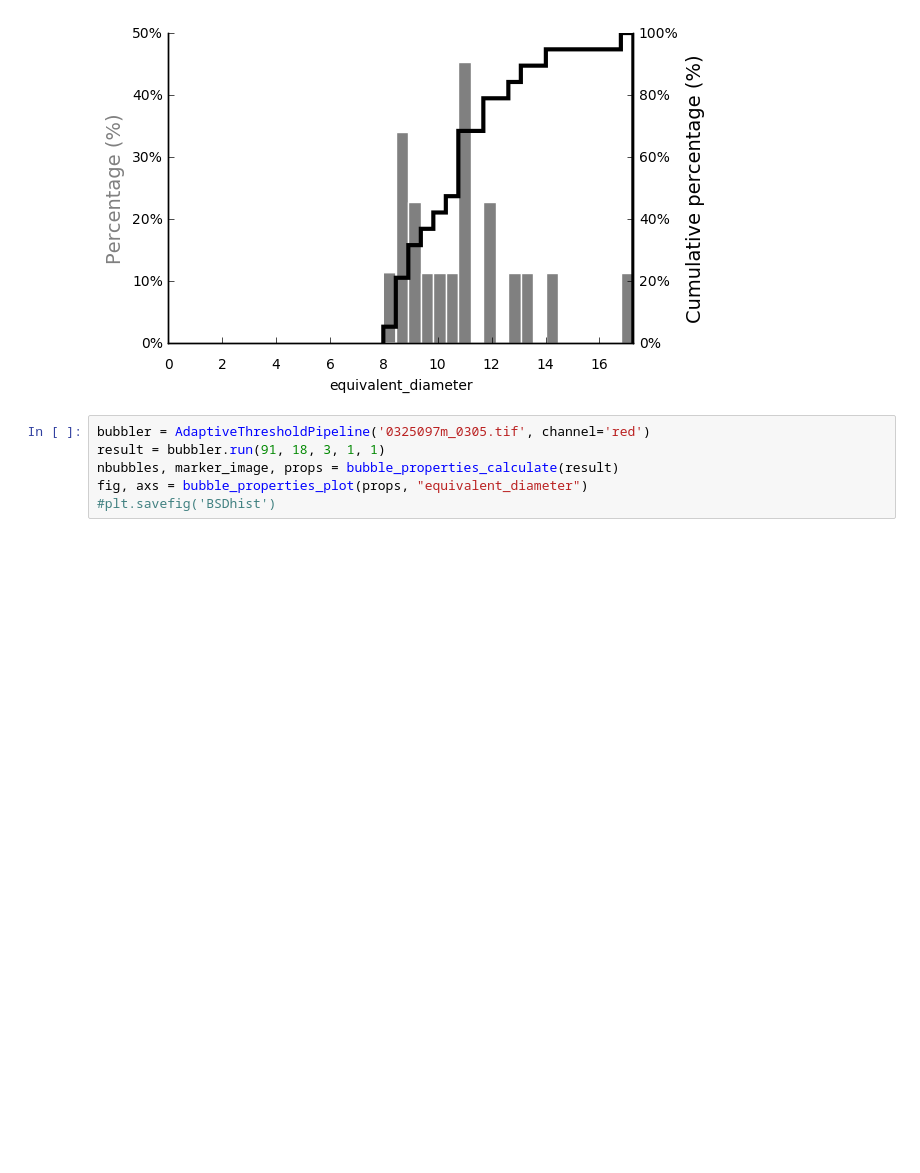
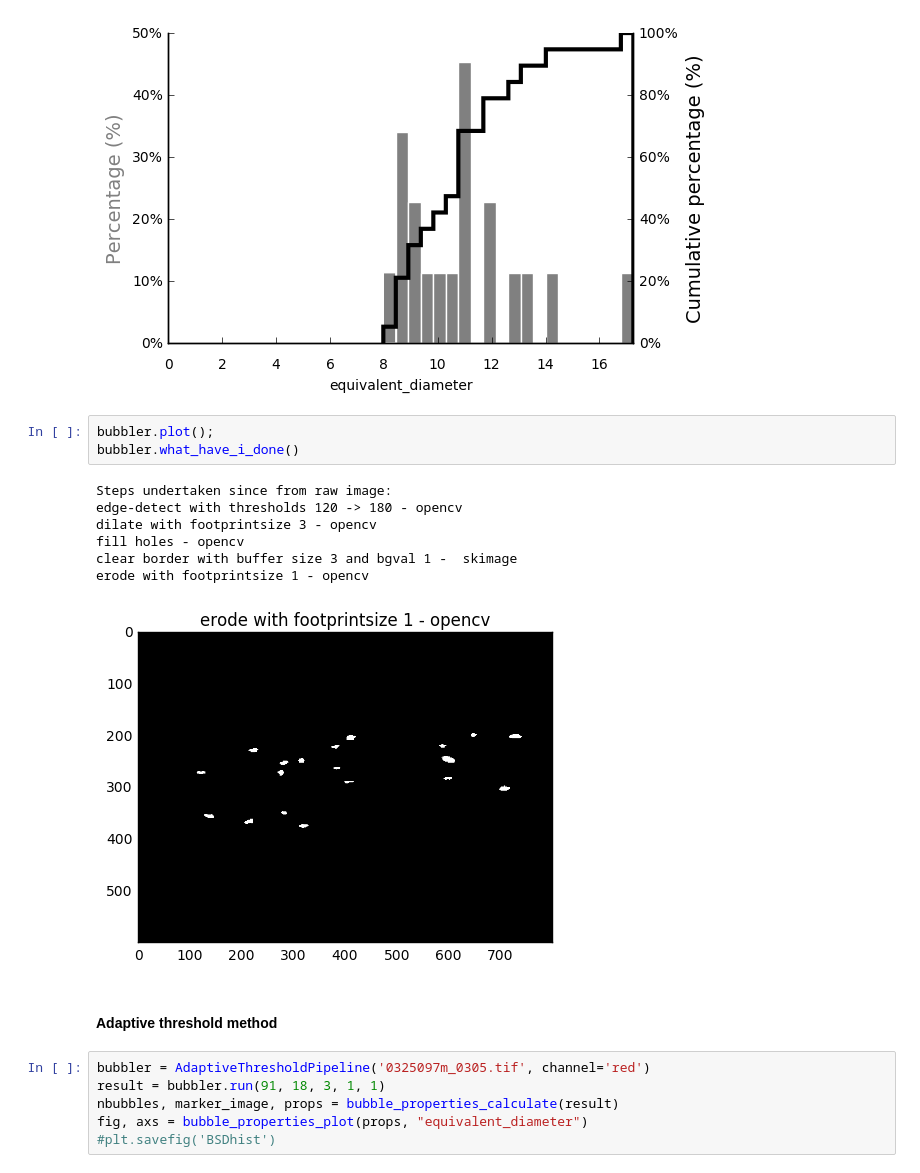
Before and after one commit to gbellandi/bubble_size_analysis, a Jupyter notebook: drafts/bubblekicker.ipynb, the cells around one changed output. Drawn from its saved outputs; the diff is of its cells as text; blank space fills up the shorter version.

Commit message:
adding cases in the testing of the different features, e.g. the three scenario in a sequence of steps in the notebook for quick understanding

```diff
--- a/drafts/bubblekicker.ipynb
+++ b/drafts/bubblekicker.ipynb
@@ -41,6 +42,19 @@ fig, axs = bubble_properties_plot(props, "equivalent_diameter")
 plt.savefig('BSDhist')
 # %% [output]
 [figure]
+# %%
+bubbler.plot();
+bubbler.what_have_i_done()
+# %% [output]
+Steps undertaken since from raw image:
+edge-detect with thresholds 120 -> 180 - opencv
+dilate with footprintsize 3 - opencv
+fill holes - opencv
+clear border with buffer size 3 and bgval 1 -  skimage
+erode with footprintsize 1 - opencv
+[figure, added]
+# %% [markdown]
+#### Adaptive threshold method
 # %%
 bubbler = AdaptiveThresholdPipeline('0325097m_0305.tif', channel='red')
 result = bubbler.run(91, 18, 3, 1, 1)
```
Also changed, not shown: parts of 20 cells of this notebook.
